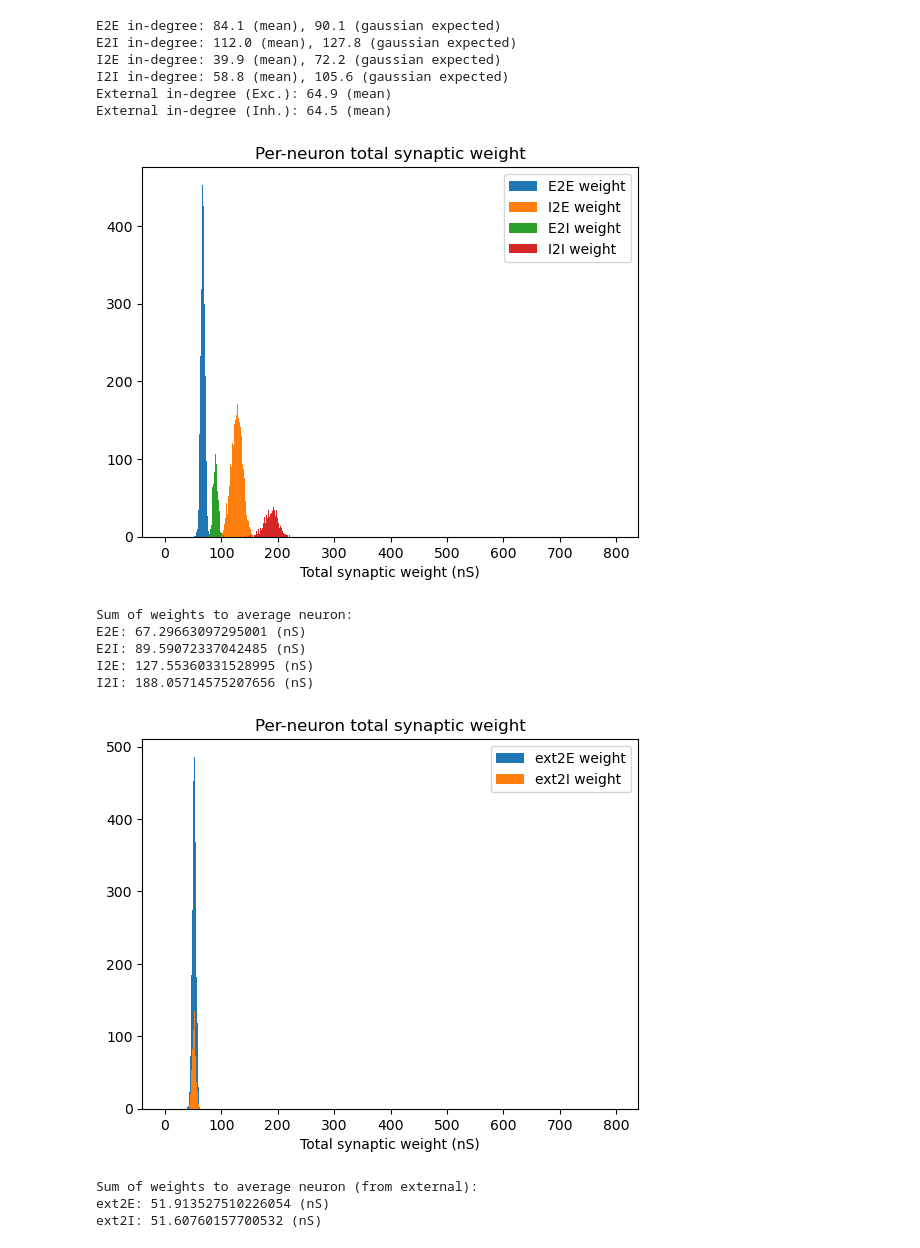
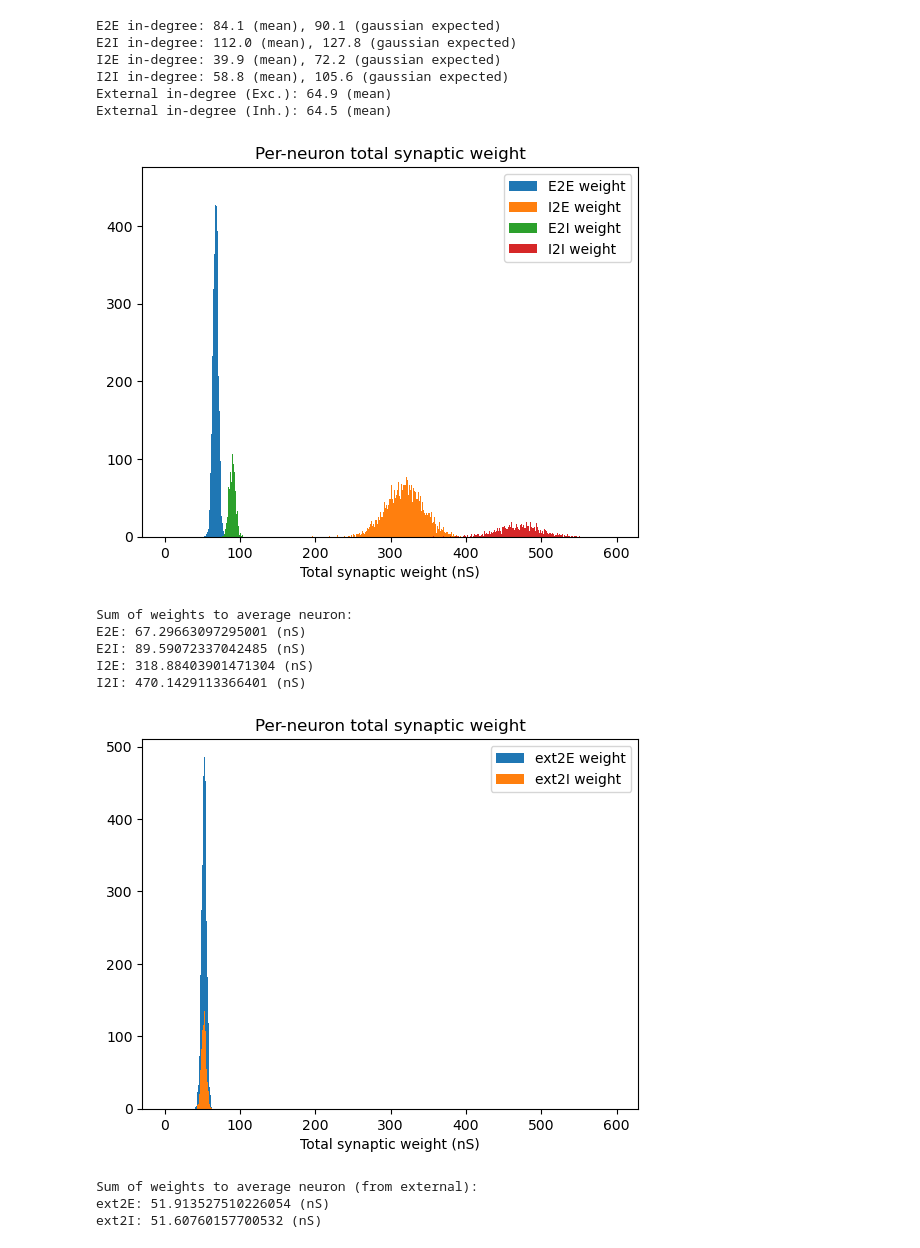
Before and after one commit to brendanjohnharris/WRCircuit.jl, a Jupyter notebook: scripts/plots/dynamics/shencong_dynamics.ipynb, the cells around one changed output. Saved outputs shown, nothing was run; the diff lists cells and outputs as text; code cells hidden in the pictures.

```diff
--- a/scripts/plots/dynamics/shencong_dynamics.ipynb
+++ b/scripts/plots/dynamics/shencong_dynamics.ipynb
@@ -40,11 +41,11 @@ sigma_ie = 19*delta
 sigma_ii = 19*delta
 kernel = src.models.FNS.ExponentialKernel
 
-J_e = 0.0008 # Microsiemens, which is a bit high for realism. In spontaneous simulation code. Different from main paper. Corresponds directly to w_ee
+J_e = 0.0008 # Microsiemens, 10x smaller than in spontaneous simulation code. Different from main paper. Corresponds directly to w_ee/g_max_ee
 
 
 zeta = 4
-nu = 10
+zeta = 10
 n_ext = 65 # 200
 
 # These parameters don't match shencong exactly, because of the strange definition of
@@ -53,7 +54,7 @@ n_ext = 65 # 200
 from src.models.FNS import FNScircuit
 # * Construct, takes around 3 minutes
 FNSnet = FNScircuit(rho = rho, dx=dx, J_e = J_e,
-        nu = nu, n_ext = n_ext, zeta=zeta,
+        nu = zeta, n_ext = n_ext, zeta=zeta,
         p_ee=p_ee,
         p_ei=p_ei,
         p_ie=p_ie,
@@ -147,7 +148,7 @@ External in-degree (Exc.): 64.9 (mean)
 External in-degree (Inh.): 64.5 (mean)
 # %%
 FNSnet.reinit_weights(zeta)
-FNSnet.reinit_nu(nu)
+FNSnet.reinit_nu(zeta)
 bp.reset_state(FNSnet) # Resets all things recursively, unlike FNSnet.reset_state()
 
 
@@ -165,40 +166,40 @@ w_I2I = FNSnet.I2I.proj.comm.weight
 assert len(I2E[0]) == len(w_I2E)
 
 Ne = np.prod(FNSnet.E.size)
 Ni = np.prod(FNSnet.I.size)
 bin_w_E2E = np.bincount(E2E[1], weights=w_E2E, minlength=Ne)
 bin_w_I2E = np.bincount(I2E[1], weights=w_I2E, minlength=Ne)
 bin_w_E2I = np.bincount(E2I[1], weights=w_E2I, minlength=Ni)
 bin_w_I2I = np.bincount(I2I[1], weights=w_I2I, minlength=Ni)
-bins = np.arange(0, 800, 1)
+bins = np.arange(0, 600, 1)
 plt.hist(bin_w_E2E*1000, bins=bins, label="E2E weight")
 plt.hist(bin_w_I2E*1000, bins=bins, label="I2E weight")
 plt.hist(bin_w_E2I*1000, bins=bins, label="E2I weight")
 plt.hist(bin_w_I2I*1000, bins=bins, label="I2I weight")
 plt.legend()
 plt.title("Per-neuron total synaptic weight")
 plt.xlabel("Total synaptic weight (nS)")
 plt.show()
 
 # plt.scatter(bin_w_E2E, bin_w_I2E)
 # plt.show()
 
 # plt.hist(bin_w_E2E/bin_w_I2E, bins=50)
 # plt.show()
 
 # * Print sum of weights in table
 print("Sum of weights to average neuron:")
 print("E2E:", np.mean(bin_w_E2E)*1000, "(nS)") # Should be approx 2100
 print("E2I:", np.mean(bin_w_E2I)*1000, "(nS)") # approx 3800
 print("I2E:", np.mean(bin_w_I2E)*1000, "(nS)") # 5800
 print("I2I:", np.mean(bin_w_I2I)*1000, "(nS)") # 8100
 # %% [output]
-[figure, old version]
+[figure, new version]
 Sum of weights to average neuron:
 E2E: 67.29663097295001 (nS)
 E2I: 89.59072337042485 (nS)
-I2E: 127.55360331528995 (nS)
-I2I: 188.05714575207656 (nS)
+I2E: 318.88403901471304 (nS)
+I2I: 470.1429113366401 (nS)
 # %%
 # * As previous cell, but for external pop
 ext2E = bp.connect.csr2coo((FNSnet.ext2E.proj.comm.indices, FNSnet.ext2E.proj.comm.indptr))
@@ -226,7 +227,7 @@ print("Sum of weights to average neuron (from external):")
 print("ext2E:", np.mean(bin_w_ext2E)*1000, "(nS)") # Should be approx 1000
 print("ext2I:", np.mean(bin_w_ext2I)*1000, "(nS)") # approx 1000
 # %% [output]
-[figure, old version]
+[figure, new version]
 Sum of weights to average neuron (from external):
 ext2E: 51.913527510226054 (nS)
 ext2I: 51.60760157700532 (nS)
```
Also changed, not shown: parts of 7 cells of this notebook, 4 other files.
